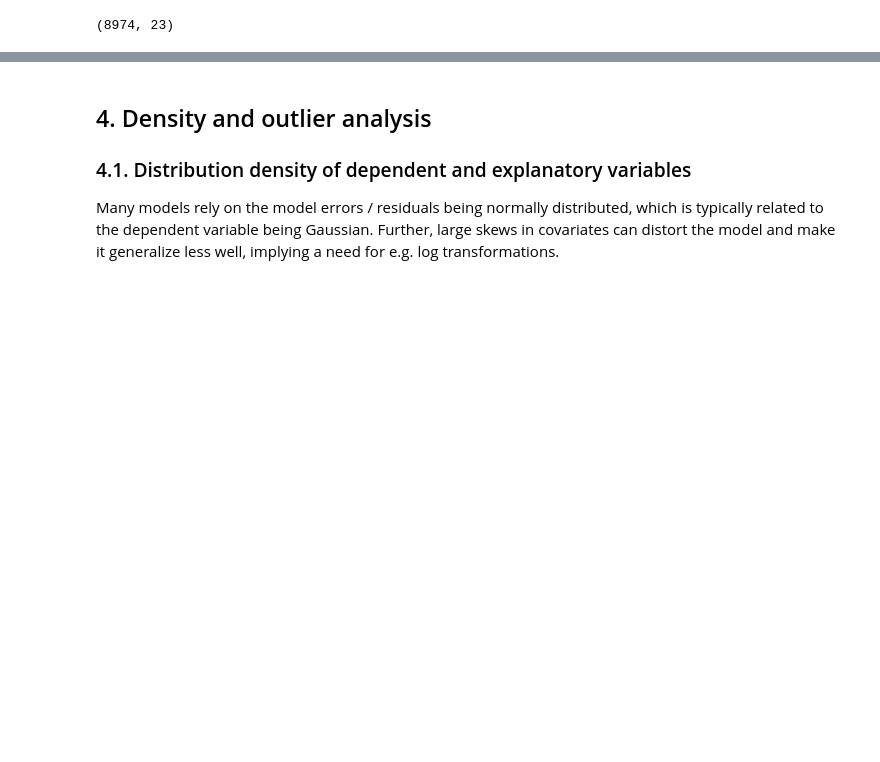
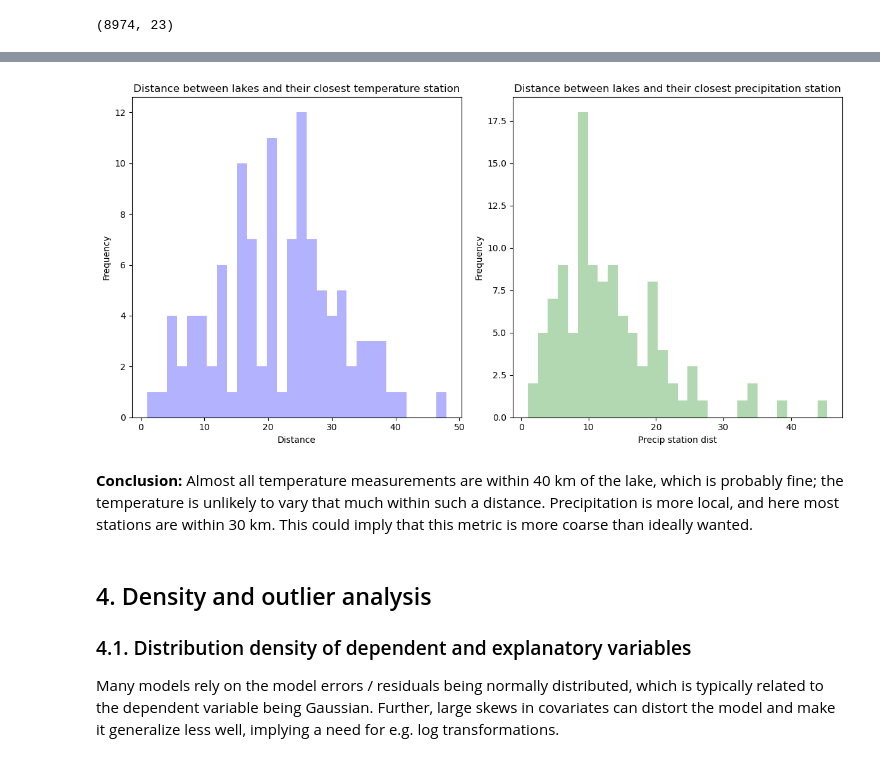
Before and after one commit to farankhalid520/1DL507-Watershed-History, a Jupyter notebook: notebooks/met_data_exploration.ipynb, the cells around one changed output, grey strips where cells are left out. Saved outputs shown, nothing was run; the diff lists cells and outputs as text; code cells hidden in the pictures; blank space fills up the shorter version.

```diff
--- a/notebooks/met_data_exploration.ipynb
+++ b/notebooks/met_data_exploration.ipynb
@@ -257,3 +230,30 @@ plt.show()
+# %%
+# Group by lake id
+grouping = df_met.groupby("MD-MVM Id").agg(
+    {"Temp station dist": "mean", "Precip station dist": "mean"}
+)
+
+# Plotting histograms
+fig, ax = plt.subplots(1, 2, figsize=(12, 6))
+
+# Histogram for 'Temp station dist'
+ax[0].hist(grouping["Temp station dist"], bins=30, alpha=0.3, color="blue")
+ax[0].set_title("Distance between lakes and their closest temperature station")
+ax[0].set_xlabel("Distance")
+ax[0].set_ylabel("Frequency")
+
+# Histogram for 'Precip station dist'
+ax[1].hist(grouping["Precip station dist"], bins=30, alpha=0.3, color="green")
+ax[1].set_title("Distance between lakes and their closest precipitation station")
+ax[1].set_xlabel("Precip station dist")
+ax[1].set_ylabel("Frequency")
+
+plt.tight_layout()
+plt.show()
+# %% [output]
+[figure, added]
+# %% [markdown]
+**Conclusion:** Almost all temperature measurements are within 40 km of the lake, which is probably fine; the temperature is unlikely to vary that much within such a distance. Precipitation is more local, and here most stations are within 30 km. This could imply that this metric is more coarse than ideally wanted.
 # %% [markdown]
 ## 4. Density and outlier analysis
 
```
Also changed, not shown: parts of 35 cells of this notebook, 2 other files.
